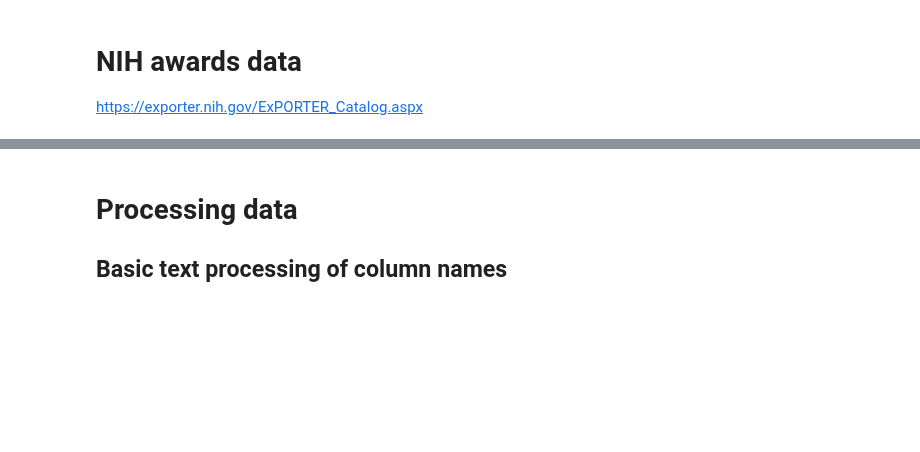
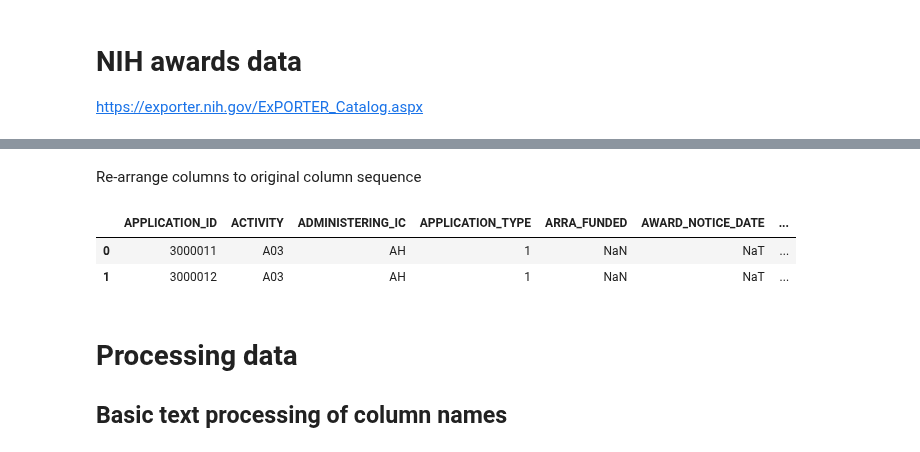
Before and after one commit to yuwie10/nih-awards, a Jupyter notebook: cleaning_for_analysis.ipynb, the cells around one changed output, grey strips where cells are left out. Drawn from its saved outputs; the diff is of its cells as text; code cells hidden in the pictures; blank space fills up the shorter version.

```diff
--- a/cleaning_for_analysis.ipynb
+++ b/cleaning_for_analysis.ipynb
@@ -29,0 +42,14 @@ grants_2016_raw.shape
+# %%
+#names of columns with dtypes of datetime or floats
+dates = 'AWARD_NOTICE_DATE BUDGET_START BUDGET_END PROJECT_START PROJECT_END'.split()
+nums = 'DIRECT_COST_AMT INDIRECT_COST_AMT TOTAL_COST TOTAL_COST_SUB_PROJECT'.split()
+
+#filter out numeric columns from full column set
+col_nums = grants_2016_raw[nums].columns
+col_str = grants_2016_raw.drop(col_nums, axis = 1).columns
+
+#create dictionaries with key:value pairs for str and float dtypes
+#datetime will be converted from str to datetime using the parse_dates argument
+dict1 = {key: str for key in col_str}
+dict2 = {key: float for key in col_nums}
+dtypes = {**dict1, **dict2}
@@ -30,3 +58,22 @@ grants_2016_raw.shape
+# %%
+all_csvs = glob.glob('RePORTER_PRJ_C_FY*.csv')
+all_grants_raw = pd.DataFrame()
+list_ = []
+for csv in all_csvs:
+    df = pd.read_csv(csv, index_col = None, header = 0, encoding = 'latin1',
+                    dtype = dtypes, parse_dates = dates)
+    list_.append(df)
+all_grants_raw = pd.concat(list_)
+#os.remove(csv)
+# %% [markdown]
+Re-arrange columns to original column sequence
+# %%
+all_grants_raw = all_grants_raw[grants_2016_raw.columns.tolist()]
+all_grants_raw.head(2)
+# %% [output]
+|  | APPLICATION_ID | ACTIVITY | ADMINISTERING_IC | APPLICATION_TYPE | ARRA_FUNDED | AWARD_NOTICE_DATE | ... |
+| 0 | 3000011 | A03 | AH | 1 | NaN | NaT | ... |
+| 1 | 3000012 | A03 | AH | 1 | NaN | NaT | ... |
 # %% [markdown]
 # Processing data
 
```
Also changed, not shown: parts of 8 cells of this notebook, 3 other files.
